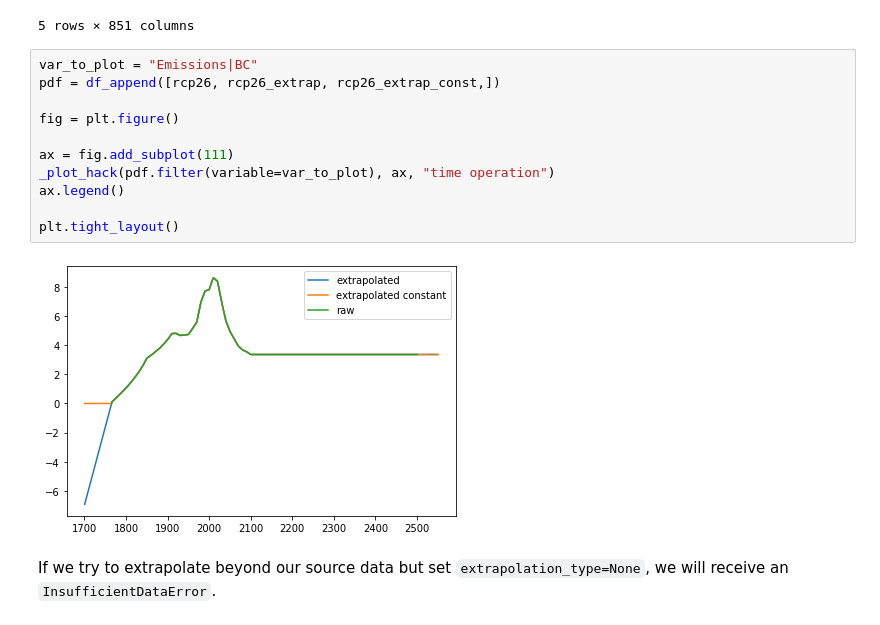
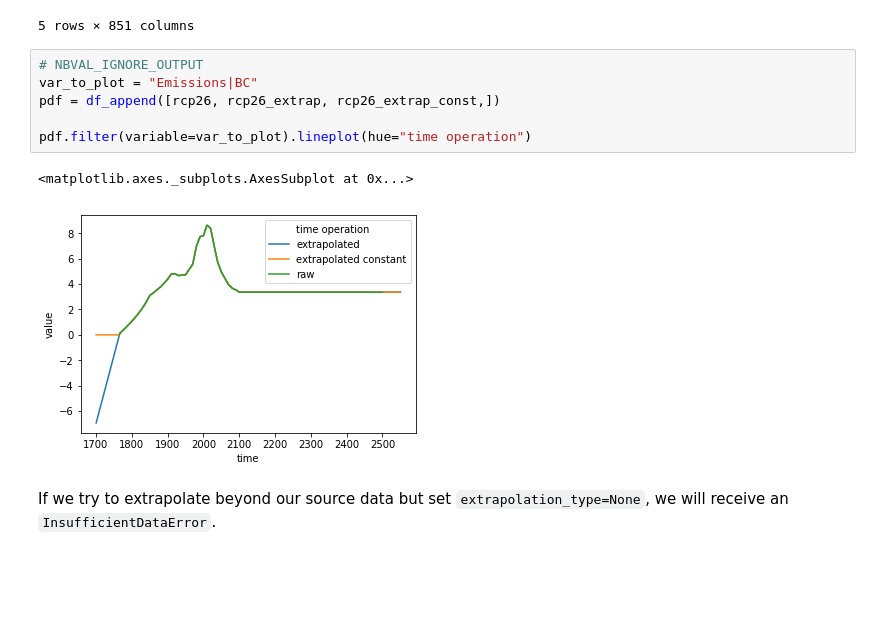
Before and after one commit to openscm/scmdata, a Jupyter notebook: notebooks/time-operations.ipynb, the cells around one changed output. Saved outputs shown, nothing was run; the diff lists cells and outputs as text; blank space fills up the shorter version.

```diff
--- a/notebooks/time-operations.ipynb
+++ b/notebooks/time-operations.ipynb
@@ -150,18 +141,14 @@ rcp26_extrap_const.head()
 |  |  |  | Emissions|CF4 | kt CF4 / yr | average | extrapolated constant | 0.010763 | ... |
 5 rows × 851 columns
 # %%
+# NBVAL_IGNORE_OUTPUT
 var_to_plot = "Emissions|BC"
 pdf = df_append([rcp26, rcp26_extrap, rcp26_extrap_const,])
 
-fig = plt.figure()
-
-ax = fig.add_subplot(111)
-_plot_hack(pdf.filter(variable=var_to_plot), ax, "time operation")
-ax.legend()
-
-plt.tight_layout()
+pdf.filter(variable=var_to_plot).lineplot(hue="time operation")
 # %% [output]
+<matplotlib.axes._subplots.AxesSubplot at 0x...>
-[figure, old version]
+[figure, new version]
 # %% [markdown]
 If we try to extrapolate beyond our source data but set `extrapolation_type=None`, we will receive an `InsufficientDataError`.
 # %%
```
Also changed, not shown: parts of 7 cells of this notebook, 5 other files.
